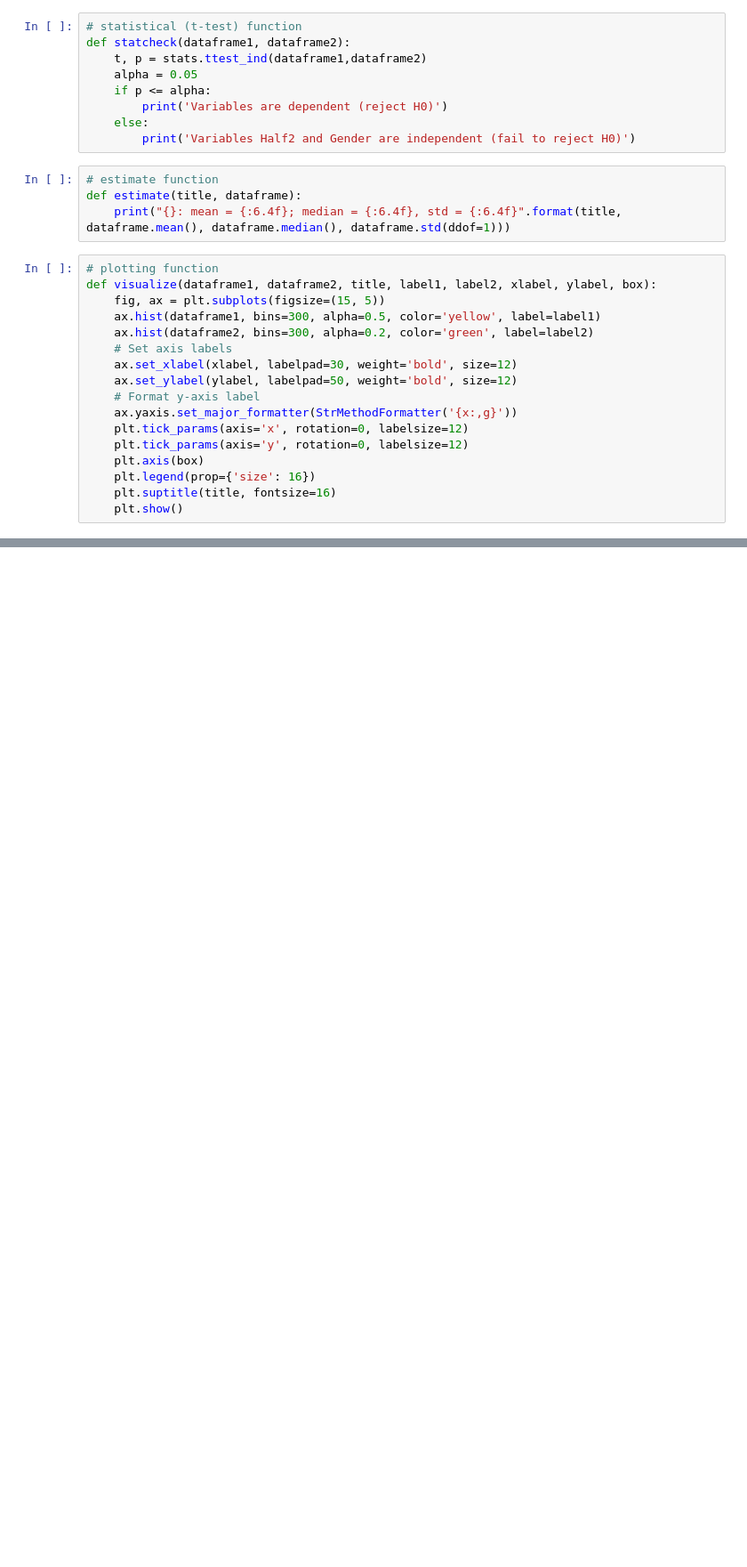
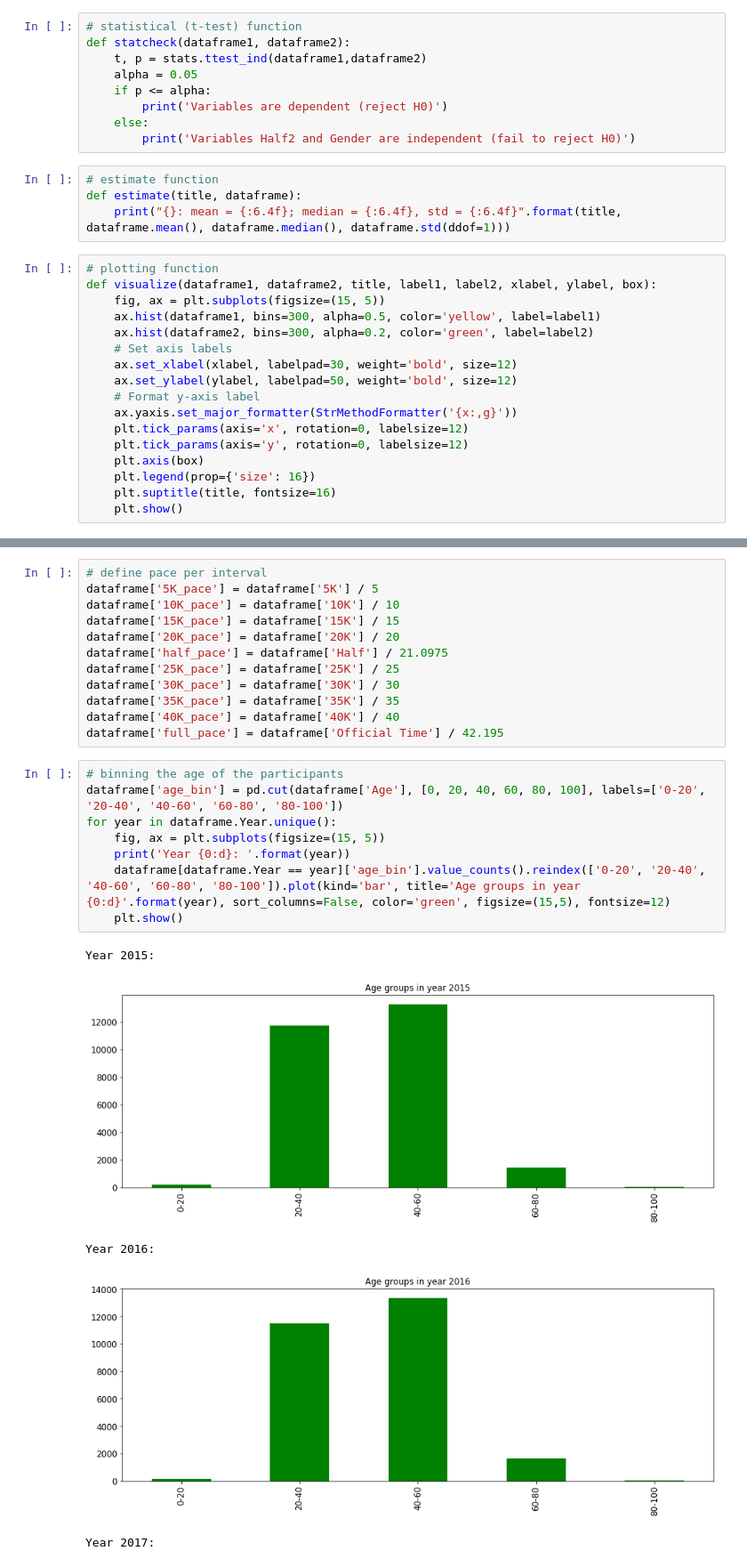
Before and after one commit to SeanHladkyj/Boston-marathon-project, a Jupyter notebook: Boston_Challenge.ipynb, the cells around one changed output, grey strips where cells are left out. Shown at 89% size. Cells and saved outputs as stored; diff of their text form; blank space fills up the shorter version.

```diff
--- a/Boston_Challenge.ipynb
+++ b/Boston_Challenge.ipynb
@@ -157,0 +260,26 @@ returns_A2 = returns['10K']
+# %%
+# define pace per interval
+dataframe['5K_pace'] = dataframe['5K'] / 5
+dataframe['10K_pace'] = dataframe['10K'] / 10
+dataframe['15K_pace'] = dataframe['15K'] / 15
+dataframe['20K_pace'] = dataframe['20K'] / 20
+dataframe['half_pace'] = dataframe['Half'] / 21.0975
+dataframe['25K_pace'] = dataframe['25K'] / 25
+dataframe['30K_pace'] = dataframe['30K'] / 30
+dataframe['35K_pace'] = dataframe['35K'] / 35
+dataframe['40K_pace'] = dataframe['40K'] / 40
+dataframe['full_pace'] = dataframe['Official Time'] / 42.195
+# %%
+# binning the age of the participants
+dataframe['age_bin'] = pd.cut(dataframe['Age'], [0, 20, 40, 60, 80, 100], labels=['0-20', '20-40', '40-60', '60-80', '80-100'])
+for year in dataframe.Year.unique():
+    fig, ax = plt.subplots(figsize=(15, 5))
+    print('Year {0:d}: '.format(year))
+    dataframe[dataframe.Year == year]['age_bin'].value_counts().reindex(['0-20', '20-40', '40-60', '60-80', '80-100']).plot(kind='bar', title='Age groups in year {0:d}'.format(year), sort_columns=False, color='green', figsize=(15,5), fontsize=12)
+    plt.show()
+# %% [output]
+Year 2015:
+[figure, added]
+Year 2016:
+[figure, added]
+Year 2017:
```
Also changed, not shown: parts of 12 cells of this notebook, 2 other files.
